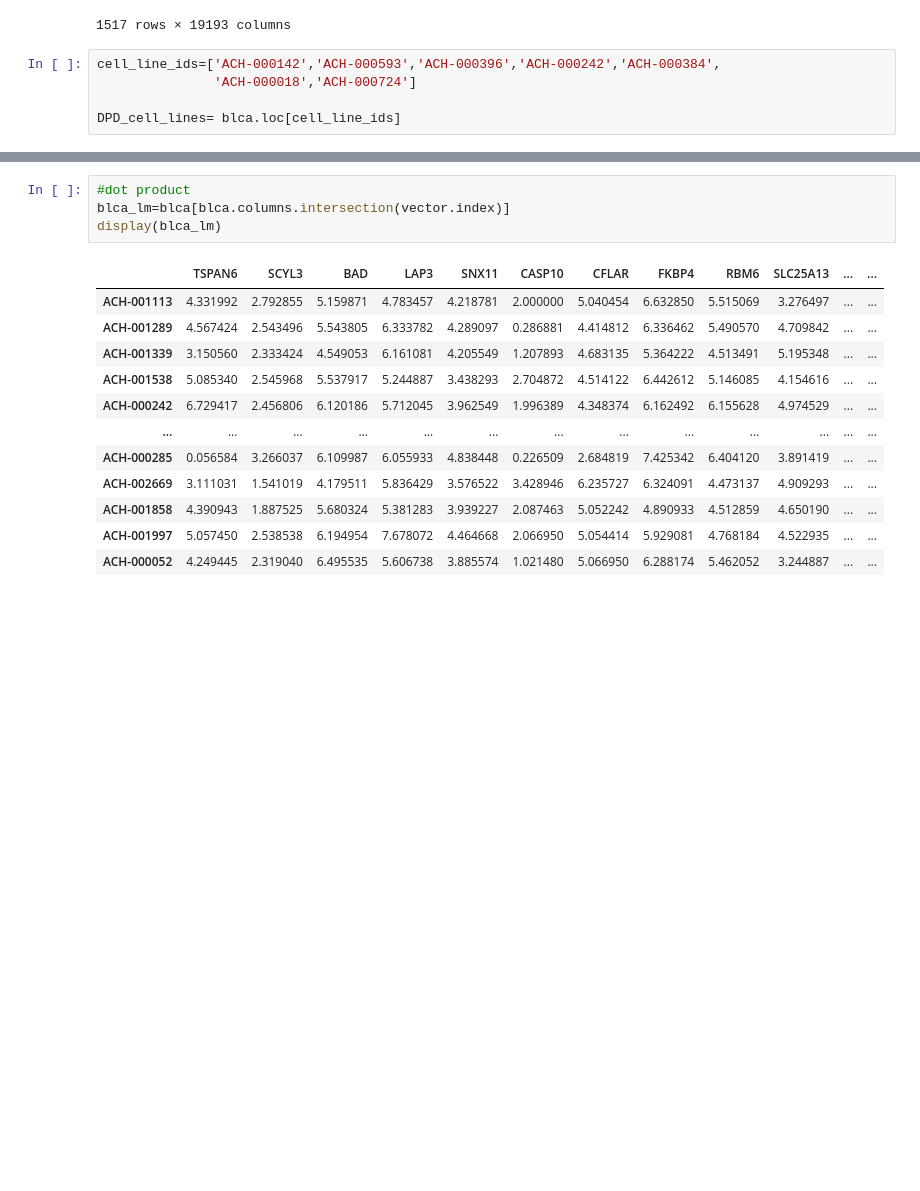
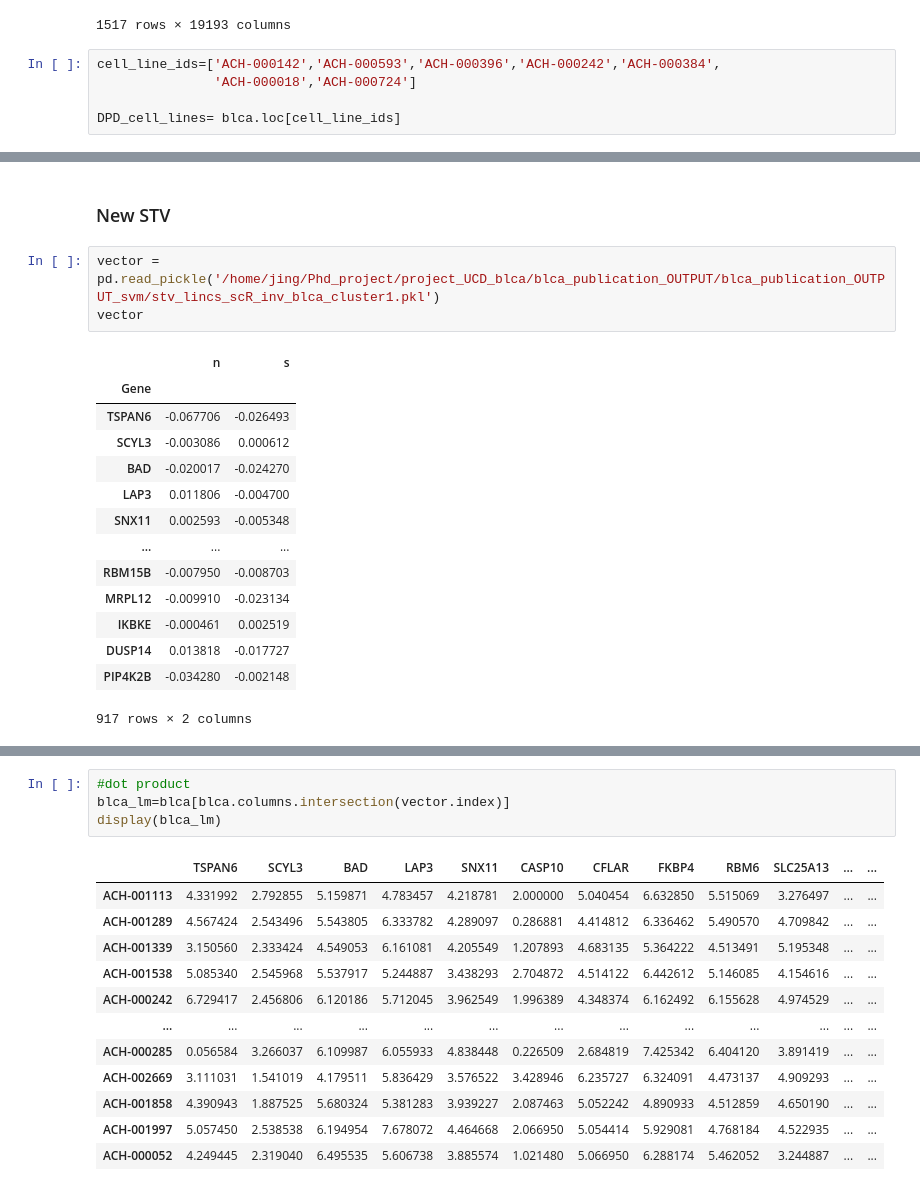
Before and after one commit to jingsday/blca_publication, a Jupyter notebook: blca_publication_Scripts/blca_Scripts_fgfr/blca_Scripts_depmap.ipynb, the cells around one changed output, grey strips where cells are left out. Drawn from its saved outputs; the diff is of its cells as text; blank space fills up the shorter version.

```diff
--- a/blca_publication_Scripts/blca_Scripts_fgfr/blca_Scripts_depmap.ipynb
+++ b/blca_publication_Scripts/blca_Scripts_fgfr/blca_Scripts_depmap.ipynb
@@ -126,0 +162,20 @@ DPD_cell_lines= blca.loc[cell_line_ids]
+# %% [markdown]
+### New STV
+# %%
+vector = pd.read_pickle('/home/jing/Phd_project/project_UCD_blca/blca_publication_OUTPUT/blca_publication_OUTPUT_svm/stv_lincs_scR_inv_blca_cluster1.pkl')
+vector
+# %% [output]
+|  | n | s |
+| Gene |  |  |
+| TSPAN6 | -0.067706 | -0.026493 |
+| SCYL3 | -0.003086 | 0.000612 |
+| BAD | -0.020017 | -0.024270 |
+| LAP3 | 0.011806 | -0.004700 |
+| SNX11 | 0.002593 | -0.005348 |
+| ... | ... | ... |
+| RBM15B | -0.007950 | -0.008703 |
+| MRPL12 | -0.009910 | -0.023134 |
+| IKBKE | -0.000461 | 0.002519 |
+| DUSP14 | 0.013818 | -0.017727 |
+| PIP4K2B | -0.034280 | -0.002148 |
+917 rows × 2 columns
```
Also changed, not shown: parts of 34 cells of this notebook, 2 other files.
